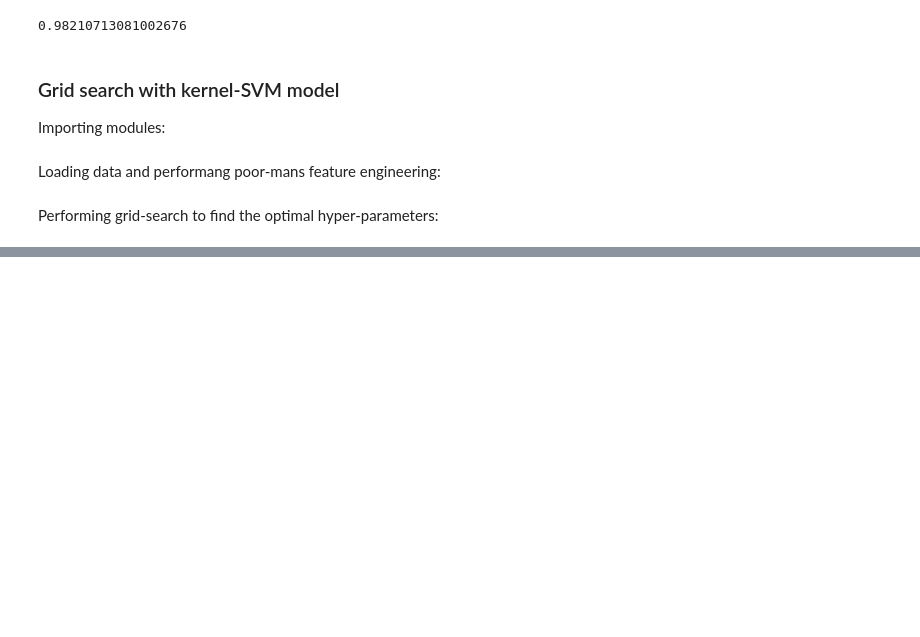
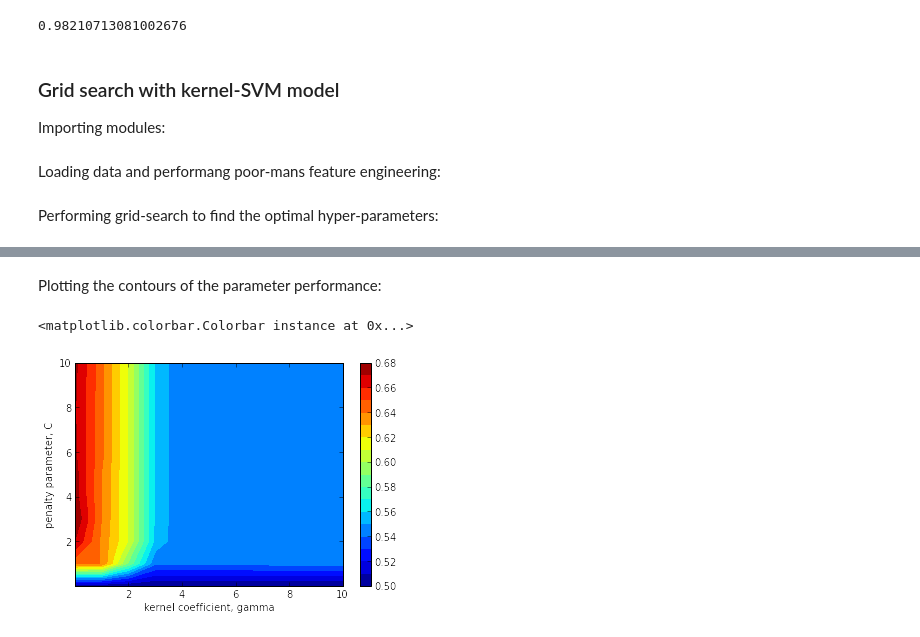
Before and after one commit to brinkar/real-world-machine-learning, a Jupyter notebook: Chapter 4 - Evaluation and Optimization.ipynb, the cells around one changed output, grey strips where cells are left out. Drawn from its saved outputs; the diff is of its cells as text; code cells hidden in the pictures; blank space fills up the shorter version.

Commit message:
Adding grid search plotting to chapter 4 notebook.

```diff
--- a/Chapter 4 - Evaluation and Optimization.ipynb
+++ b/Chapter 4 - Evaluation and Optimization.ipynb
@@ -219,0 +220,12 @@ Tuning Parameters: (gamma = 0.01, C = 7.00)
+# %% [markdown]
+Plotting the contours of the parameter performance:
+# %%
+AUC_grid = np.array(AUC_all).reshape(gam_vec.shape)
+
+contourf(gam_vec, cost_vec, AUC_grid, 20)
+xlabel("kernel coefficient, gamma")
+ylabel("penalty parameter, C")
+colorbar()
+# %% [output]
+<matplotlib.colorbar.Colorbar instance at 0x...>
+[figure, added]
```
Also changed, not shown: parts of 1 cell of this notebook.
